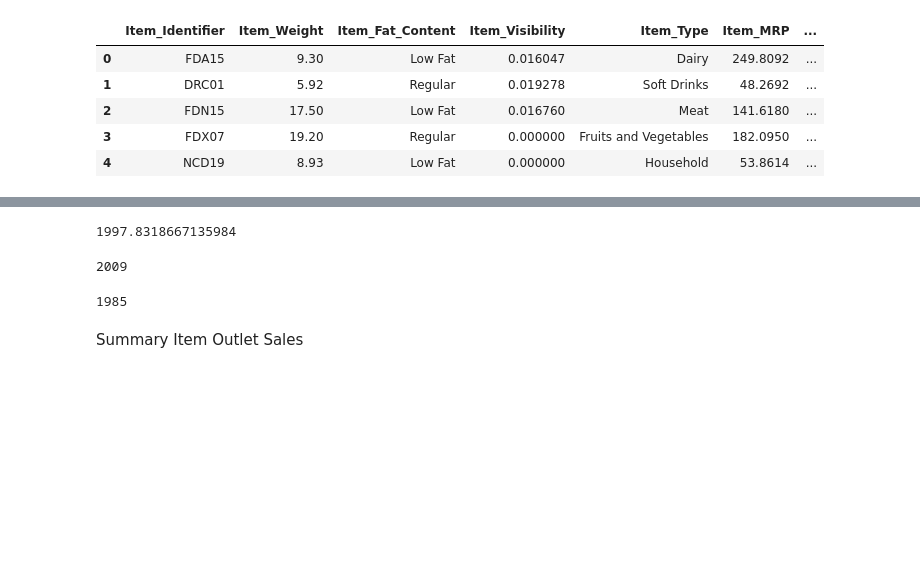
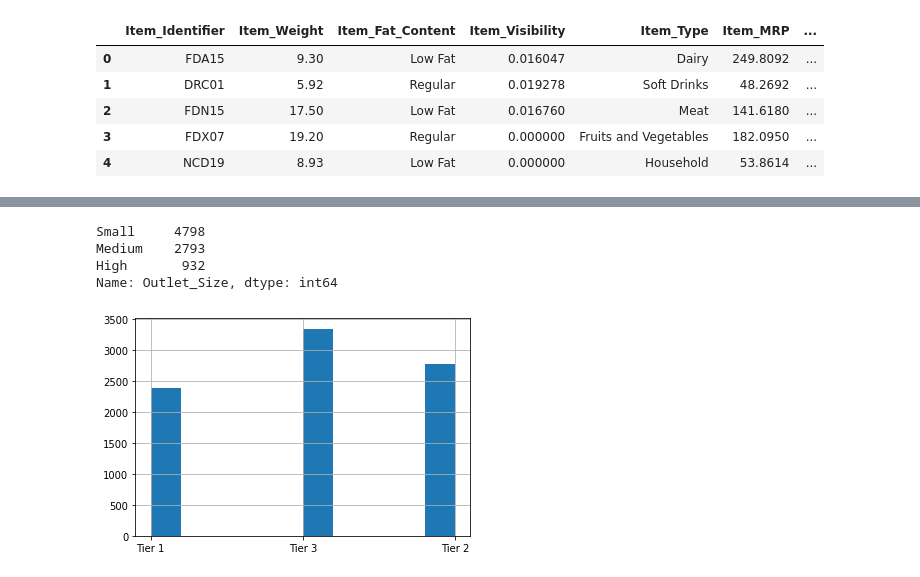
Before and after one commit to edfakie2/Sales-Predictions, a Jupyter notebook: Copy_of_Sales_Predictions.ipynb, the cells around one changed output, grey strips where cells are left out. Saved outputs shown, nothing was run; the diff lists cells and outputs as text; code cells hidden in the pictures; blank space fills up the shorter version.

```diff
--- a/Copy_of_Sales_Predictions.ipynb
+++ b/Copy_of_Sales_Predictions.ipynb
@@ -86,0 +105,6 @@ dtype: int64
+# %%
+df=df.fillna("")
+# %%
+## Was the the only 'Grocery Store' Without a value for Small
+df.loc[Outlet_I_Filter1, 'Outlet_Size'] = df.loc[Outlet_I_Filter1, 'Outlet_Size'].replace('','Small')
+df.loc[Outlet_I_Filter1, 'Outlet_Size']
@@ -86,0 +141,3 @@ dtype: int64
+# %%
+df.loc[Outlet_I_Filter2, 'Outlet_Size'] = df.loc[Outlet_I_Filter2, 'Outlet_Size'].replace('','Small')
+df.loc[Outlet_I_Filter3, 'Outlet_Size'] = df.loc[Outlet_I_Filter3, 'Outlet_Size'].replace('','Small')
@@ -87,5 +150,5 @@ dtype: int64
 # %%
 df['Item_MRP'] = df['Item_MRP'].astype(int)
 df['Item_Outlet_Sales'] = df['Item_Outlet_Sales'].astype(int)
-df['Item_Visibility'] = df['Item_Visibility'].astype(int)
+df['Item_Visibility'] = df['Item_Visibility'].astype(float)
 # %%
@@ -200,15 +167,12 @@ Summary Outlet Established Year
-# %%
-df['Outlet_Establishment_Year'].mean()
-# %% [output]
-1997.8318667135984
-# %%
-df['Outlet_Establishment_Year'].max()
-# %% [output]
-2009
-# %%
-df['Outlet_Establishment_Year'].min()
-# %% [output]
-1985
-# %% [markdown]
-Summary Item Outlet Sales
+# %%
+df['Outlet_Size'].value_counts()
+# %% [output]
+Small     4798
+Medium    2793
+High       932
+Name: Outlet_Size, dtype: int64
+# %%
+df['Outlet_Location_Type'].hist();
+# %% [output]
+[figure, added]
 # %%
```
Also changed, not shown: parts of 47 cells of this notebook.
